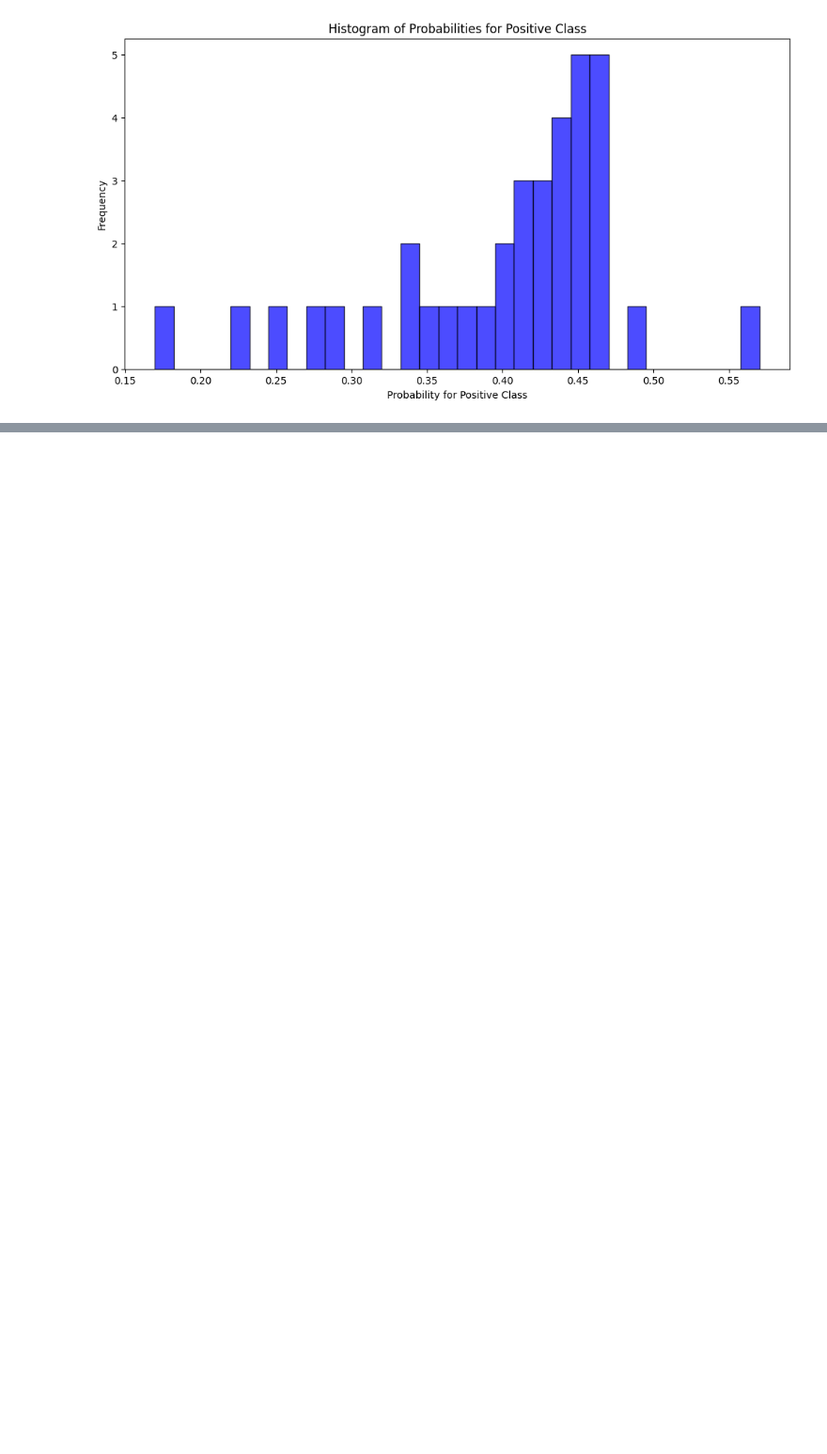
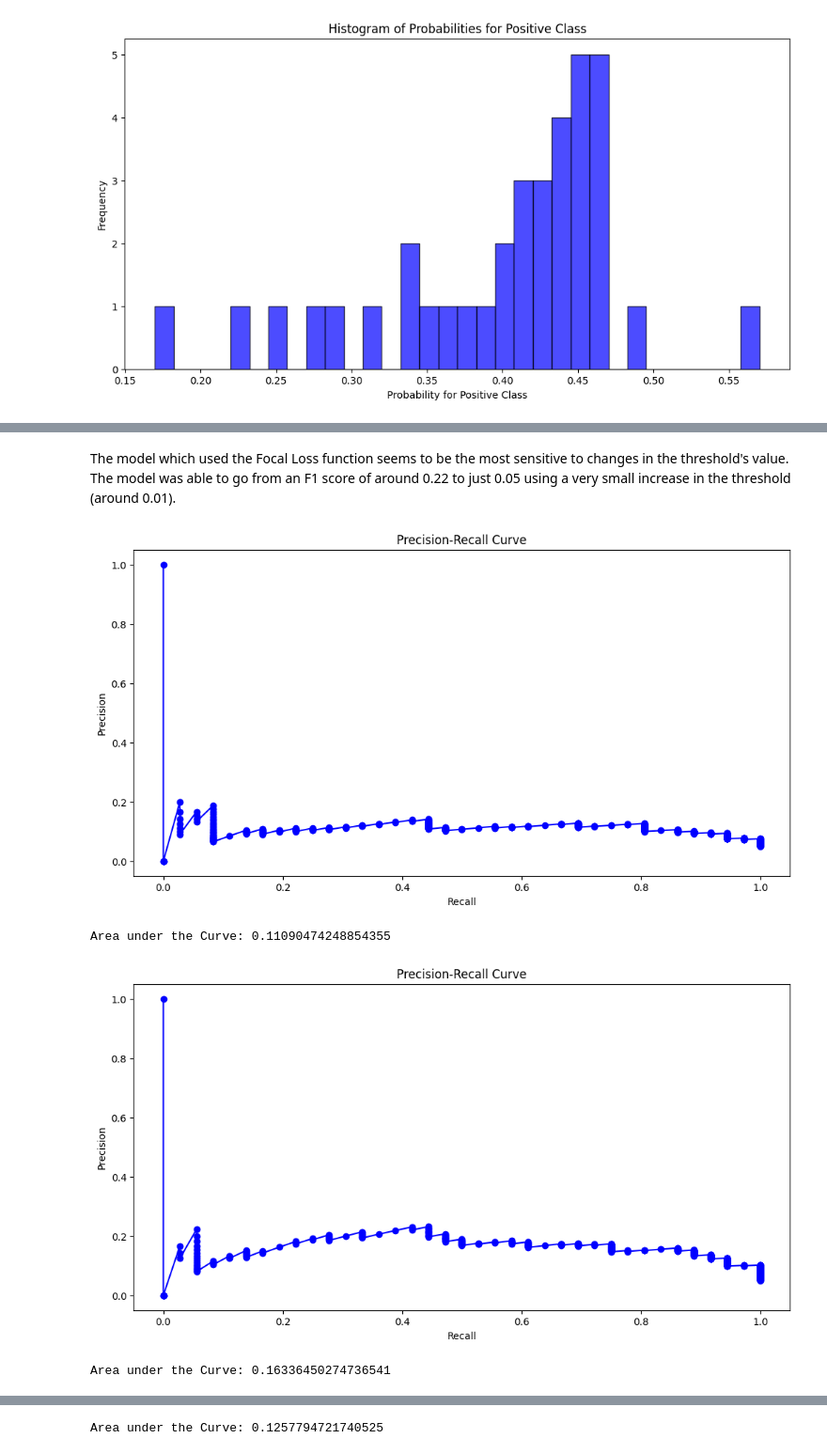
Before and after one commit to Razvan48/Teme-Deep-Learning-DL, a Jupyter notebook: Tema-1/Tema_1.ipynb, the cells around one changed output, grey strips where cells are left out. Shown at 94% size. Drawn from its saved outputs; the diff is of its cells as text; code cells hidden in the pictures; blank space fills up the shorter version.

```diff
--- a/Tema-1/Tema_1.ipynb
+++ b/Tema-1/Tema_1.ipynb
@@ -410,0 +493,26 @@ plot_histograms(model2)
+# %% [markdown]
+The model which used the Focal Loss function seems to be the most sensitive to changes in the threshold's value. The model was able to go from an F1 score of around 0.22 to just 0.05 using a very small increase in the threshold (around 0.01).
+# %%
+def plot_precision_recall_curve(model):
+  val_labels, val_probabilities = get_model_probabilities(model)
+  precision, recall, _ = precision_recall_curve(val_labels, val_probabilities)
+
+  area_under_curve = auc(recall, precision)
+
+  plt.figure(figsize=(12, 6))
+  plt.plot(recall, precision, marker='o', linestyle='-', color='blue')
+  plt.xlabel('Recall')
+  plt.ylabel('Precision')
+  plt.title('Precision-Recall Curve')
+  plt.show()
+
+  print('Area under the Curve:', area_under_curve)
+# %%
+plot_precision_recall_curve(model0)
+plot_precision_recall_curve(model1)
+plot_precision_recall_curve(model2)
+# %% [output]
+[figure, added]
+Area under the Curve: 0.11090474248854355
+[figure, added]
+Area under the Curve: 0.16336450274736541
@@ -410,0 +520 @@ plot_histograms(model2)
+Area under the Curve: 0.1257794721740525
```
Also changed, not shown: parts of 9 cells of this notebook.
